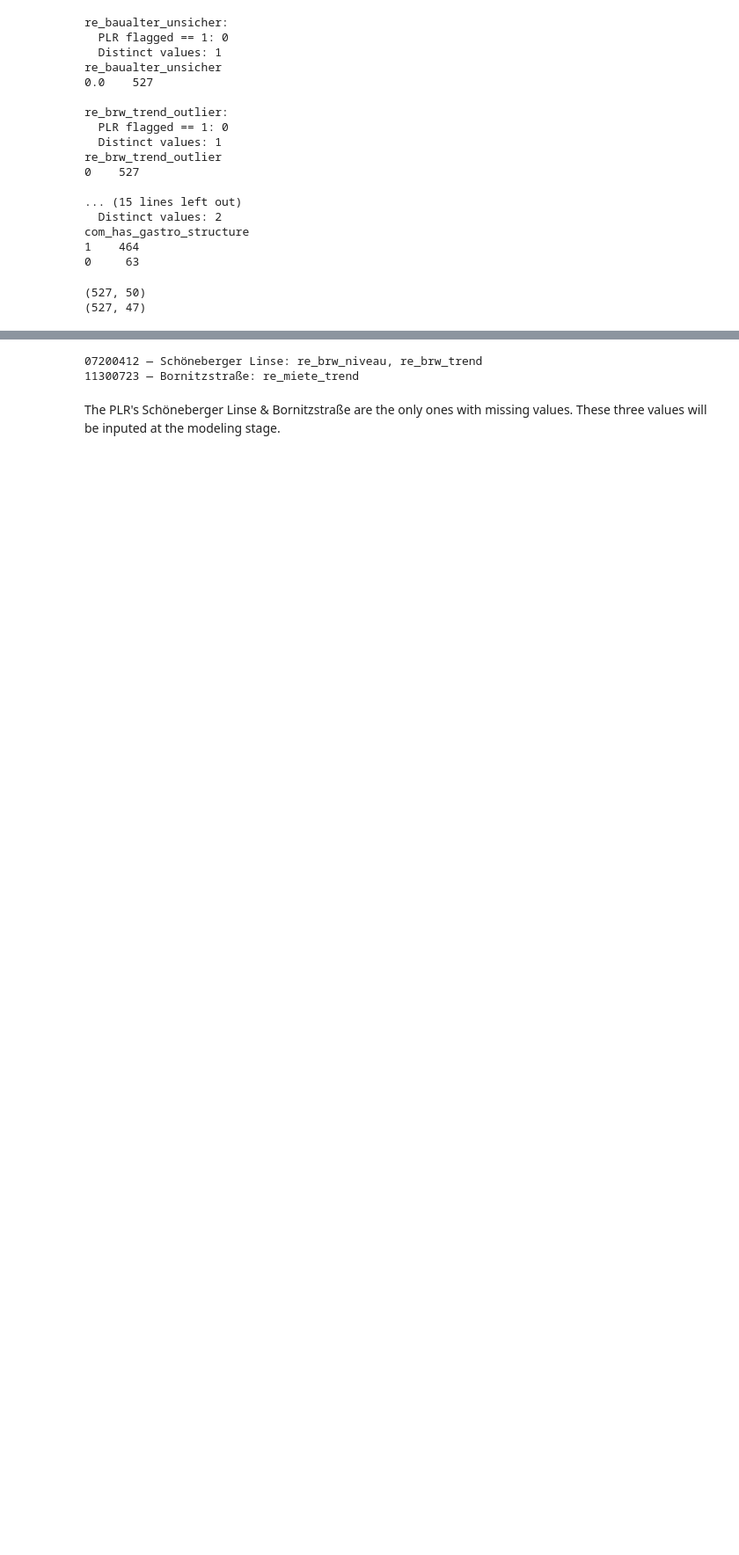
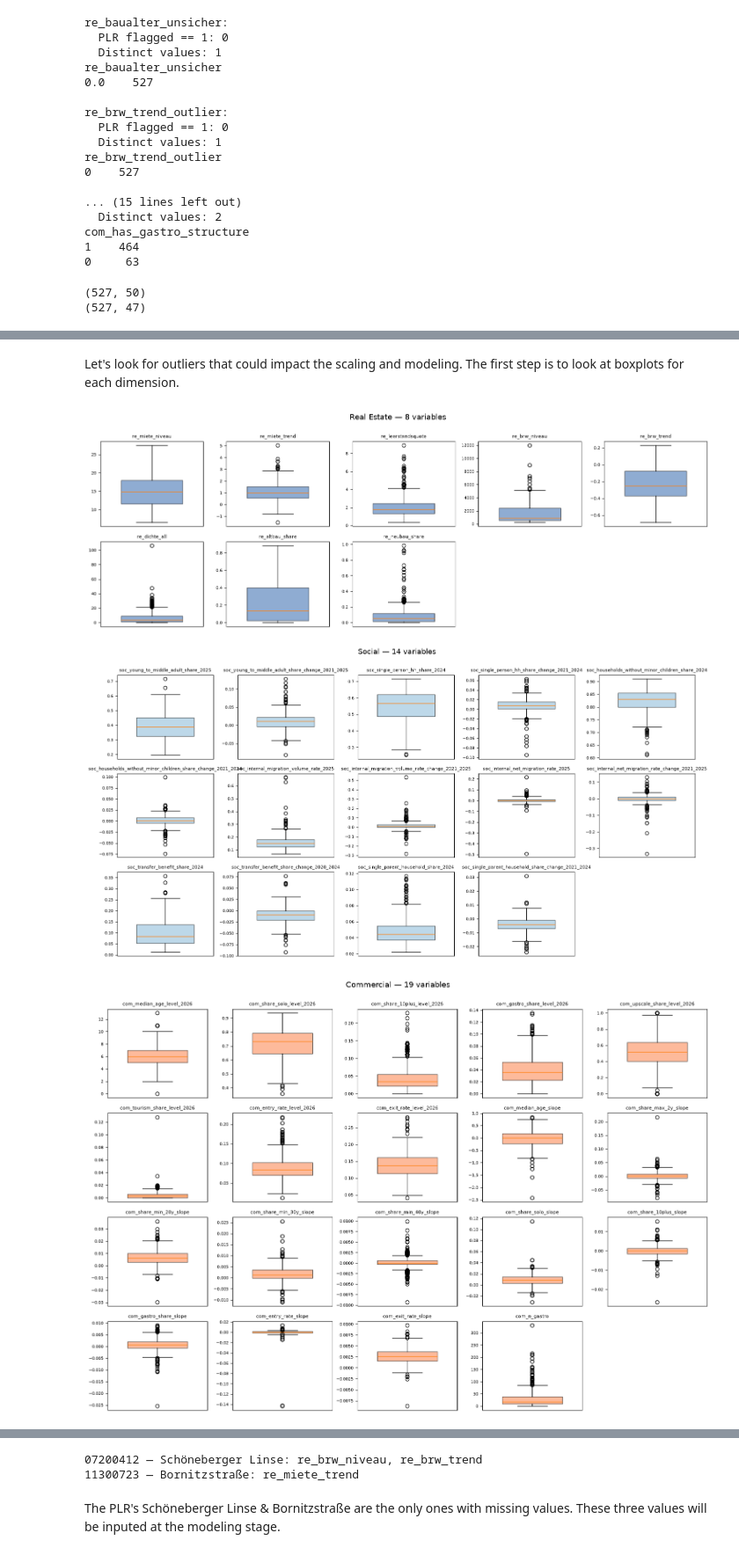
Before and after one commit to mshlg/capstone-kiezkeeper, a Jupyter notebook: notebooks/data_prep/dataprep.ipynb, the cells around one changed output, grey strips where cells are left out. Shown at 88% size. Cells and saved outputs as stored; diff of their text form; code cells hidden in the pictures; blank space fills up the shorter version.

```diff
--- a/notebooks/data_prep/dataprep.ipynb
+++ b/notebooks/data_prep/dataprep.ipynb
@@ -566,0 +635,38 @@ print(df_model.shape)
+# %% [markdown]
+Let's look for outliers that could impact the scaling and modeling. The first step is to look at boxplots for each dimension.
+# %%
+import math
+
+dimensions = {
+    "Real Estate": ([c for c in feat_cols if c.startswith("re_")],  "#4575b4"),
+    "Social":      ([c for c in feat_cols if c.startswith("soc_")], "#91bfdb"),
+    "Commercial":  ([c for c in feat_cols if c.startswith("com_")], "#fc8d59"),
+}
+
+for dim_name, (cols, col_color) in dimensions.items():
+    n = len(cols)
+    ncols = 5
+    nrows = math.ceil(n / ncols)
+
+    fig, axes = plt.subplots(nrows, ncols, figsize=(ncols * 3, nrows * 2.6))
+    axes = axes.flatten() if n > 1 else [axes]
+
+    for ax, c in zip(axes, cols):
+        bp = ax.boxplot(df_model[c].dropna(), widths=0.6, patch_artist=True)
+        bp["boxes"][0].set_facecolor(col_color)
+        bp["boxes"][0].set_alpha(0.6)
+        ax.set_title(c, fontsize=8)
+        ax.set_xticks([])
+        ax.tick_params(axis="y", labelsize=7)
+
+    for ax in axes[n:]:
+        ax.set_visible(False)
+
+    fig.suptitle(f"{dim_name} — {n} variables", fontsize=13, y=1.0)
+    plt.tight_layout()
+
+    plt.show()
+# %% [output]
+[figure, added]
+[figure, added]
+[figure, added]
```
Also changed, not shown: parts of 37 cells of this notebook.
